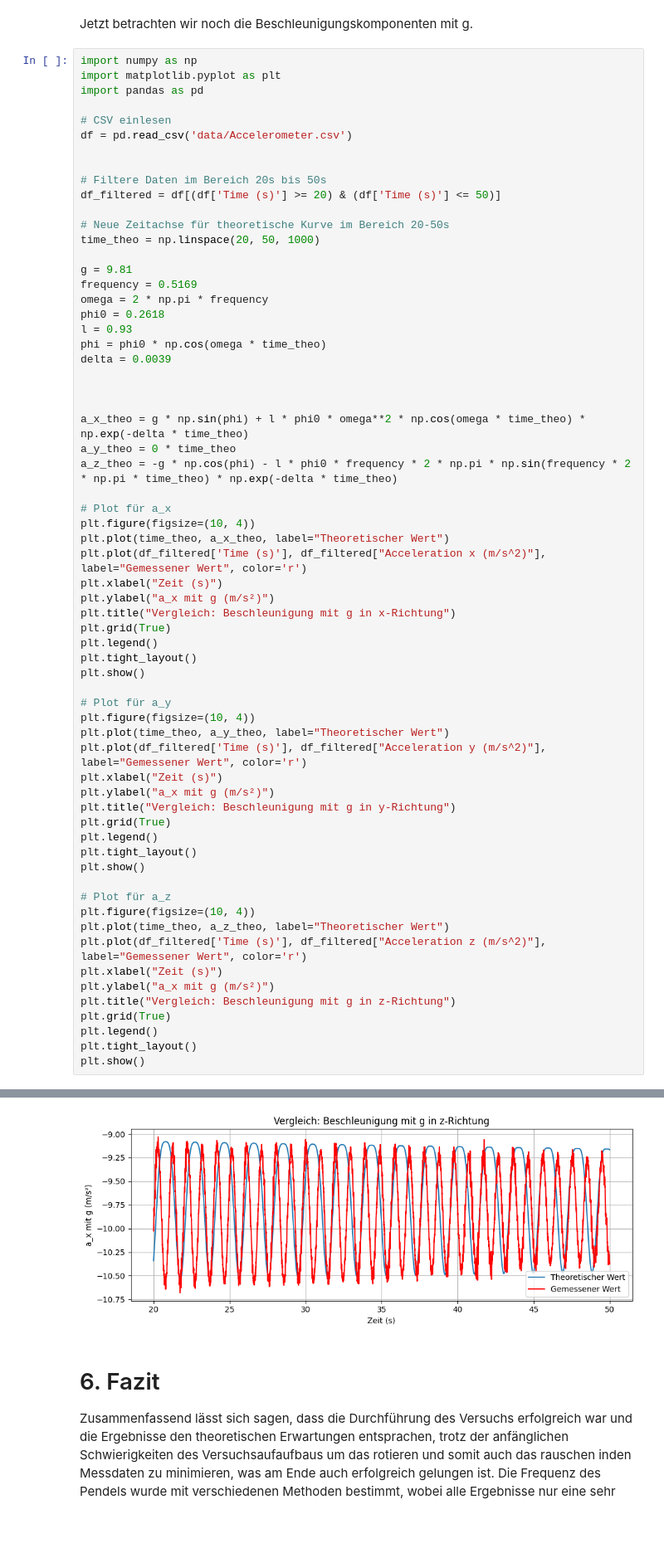
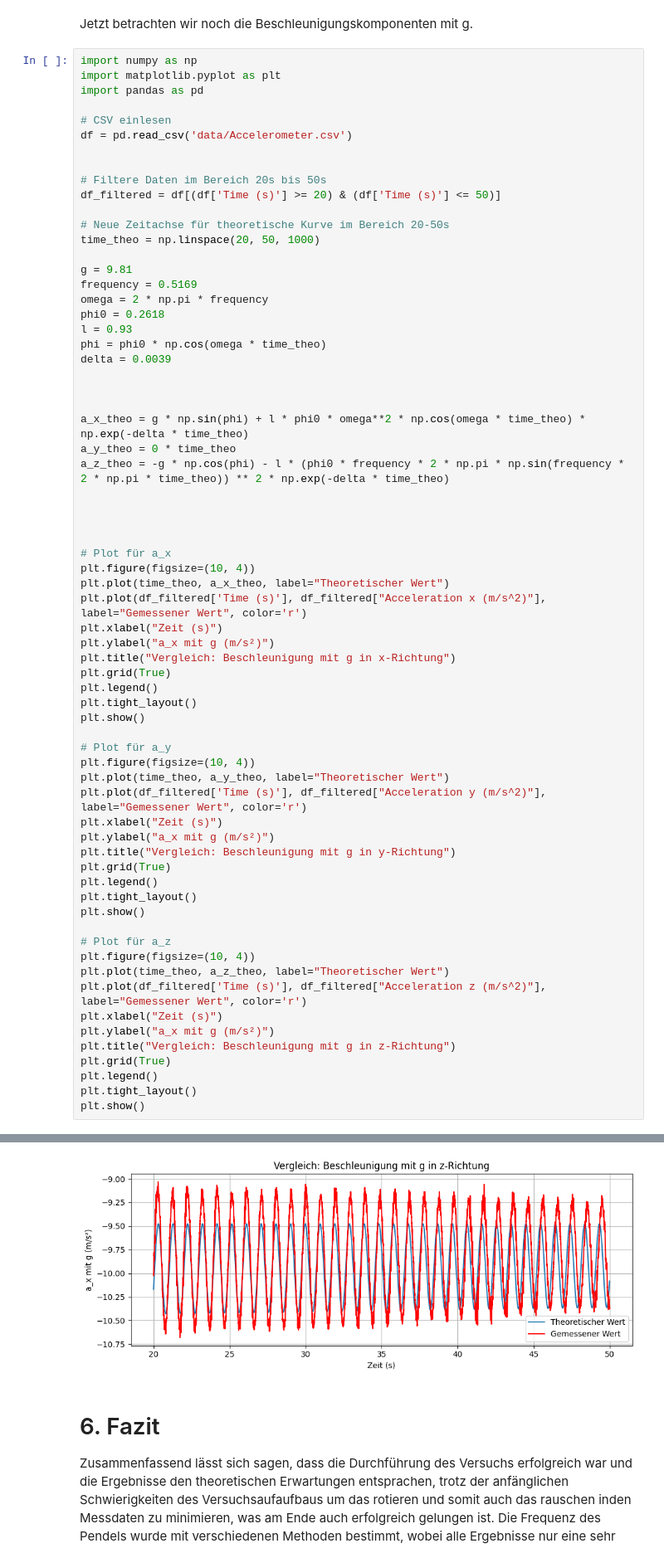
Before and after one commit to fynn-l-k/Grundpraktikum-1, a Jupyter notebook: Versuch_H1/H1.ipynb, the cells around one changed output, grey strips where cells are left out. Shown at 83% size. Saved outputs shown, nothing was run; the diff lists cells and outputs as text; blank space fills up the shorter version.

```diff
--- a/Versuch_H1/H1.ipynb
+++ b/Versuch_H1/H1.ipynb
@@ -716,7 +716,10 @@ delta = 0.0039
 
 a_x_theo = g * np.sin(phi) + l * phi0 * omega**2 * np.cos(omega * time_theo) * np.exp(-delta * time_theo)
 a_y_theo = 0 * time_theo
-a_z_theo = -g * np.cos(phi) - l * phi0 * frequency * 2 * np.pi * np.sin(frequency * 2 * np.pi * time_theo) * np.exp(-delta * time_theo)
+a_z_theo = -g * np.cos(phi) - l * (phi0 * frequency * 2 * np.pi * np.sin(frequency * 2 * np.pi * time_theo)) ** 2 * np.exp(-delta * time_theo)
+
+
+
 
 # Plot für a_x
 plt.figure(figsize=(10, 4))
@@ -729,34 +732,34 @@ plt.grid(True)
 plt.legend()
 plt.tight_layout()
 plt.show()
 
 # Plot für a_y
 plt.figure(figsize=(10, 4))
 plt.plot(time_theo, a_y_theo, label="Theoretischer Wert")
 plt.plot(df_filtered['Time (s)'], df_filtered["Acceleration y (m/s^2)"], label="Gemessener Wert", color='r')
 plt.xlabel("Zeit (s)")
 plt.ylabel("a_x mit g (m/s²)")
 plt.title("Vergleich: Beschleunigung mit g in y-Richtung")
 plt.grid(True)
 plt.legend()
 plt.tight_layout()
 plt.show()
 
 # Plot für a_z
 plt.figure(figsize=(10, 4))
 plt.plot(time_theo, a_z_theo, label="Theoretischer Wert")
 plt.plot(df_filtered['Time (s)'], df_filtered["Acceleration z (m/s^2)"], label="Gemessener Wert", color='r')
 plt.xlabel("Zeit (s)")
 plt.ylabel("a_x mit g (m/s²)")
 plt.title("Vergleich: Beschleunigung mit g in z-Richtung")
 plt.grid(True)
 plt.legend()
 plt.tight_layout()
 plt.show()
 # %% [output]
 [figure]
 [figure]
-[figure, old version]
+[figure, new version]
 # %% [markdown]
 # 6. Fazit
 Zusammenfassend lässt sich sagen, dass die Durchführung des Versuchs erfolgreich war und die Ergebnisse den theoretischen Erwartungen entsprachen, trotz der anfänglichen Schwierigkeiten des Versuchsaufaufbaus um das rotieren und somit auch das rauschen inden Messdaten zu minimieren, was am Ende auch erfolgreich gelungen ist. Die Frequenz des Pendels wurde mit verschiedenen Methoden bestimmt, wobei alle Ergebnisse nur eine sehr geringe Messabweichung hatten. Die Dämpfungskonstante konnte ebenfalls ermittelt werden, was auf eine gute Qualität der Messdaten hinweist. Die Analyse der Beschleunigungs- und Gyroskopdaten lieferte wertvolle Einblicke in das Verhalten des Pendels und bestätigten die Theorie.
```
